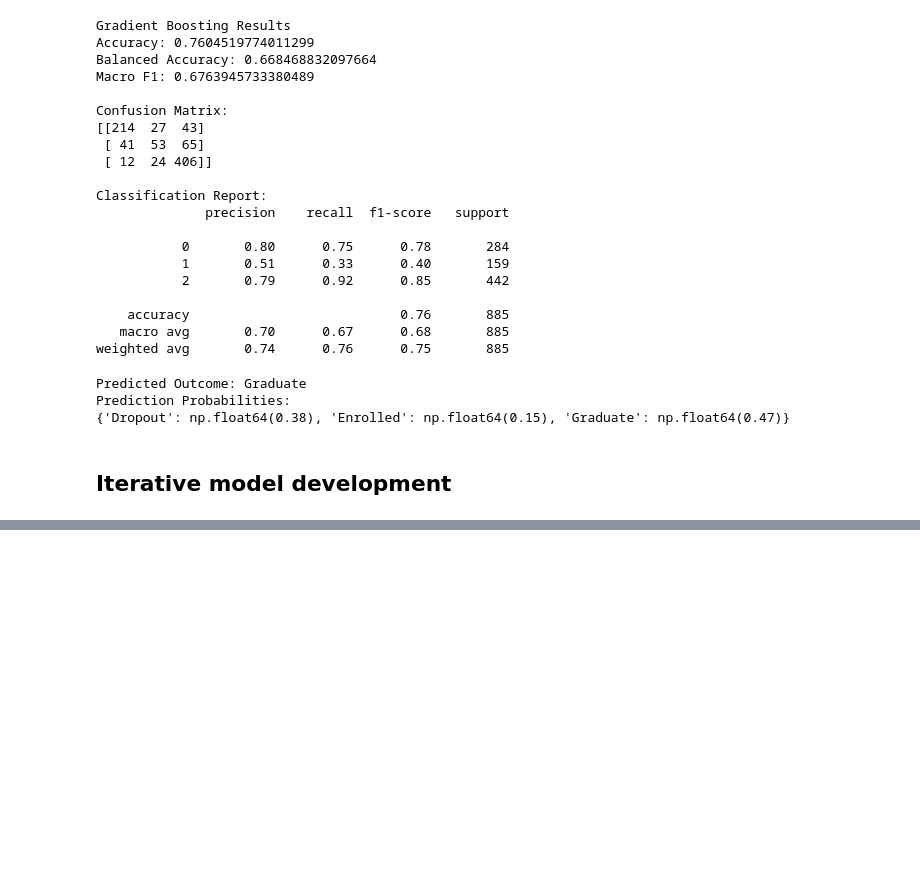
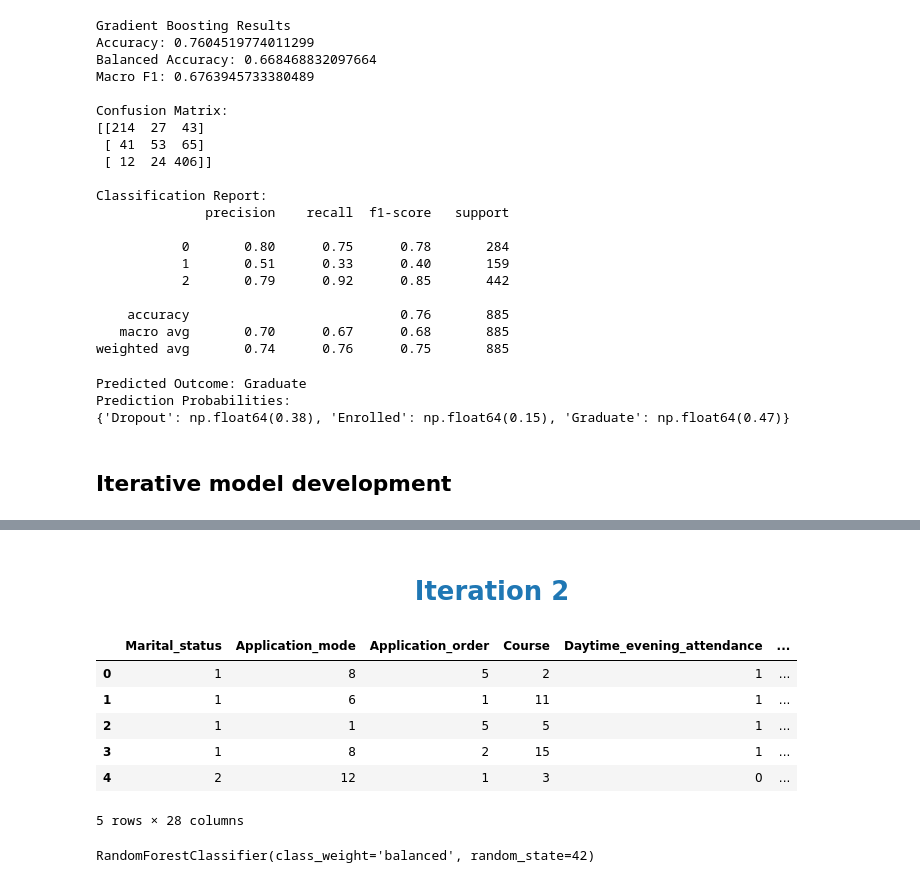
Before and after one commit to xaviierw/EduRisk, a Jupyter notebook: Edurisk.ipynb, the cells around one changed output, grey strips where cells are left out. Saved outputs shown, nothing was run; the diff lists cells and outputs as text; code cells hidden in the pictures; blank space fills up the shorter version.

```diff
--- a/Edurisk.ipynb
+++ b/Edurisk.ipynb
@@ -678,0 +677,2 @@ Prediction Probabilities:
+# %%
+df_fe = df.copy()
@@ -678,0 +847,31 @@ Prediction Probabilities:
+# %% [markdown]
+<h1 style="text-align: center; color: #1f77b4;">Iteration 2</h1>
+# %%
+## df_fe was my Iteration 1 dataset that I added my average features.
+## I am making a copy to drop the features that contains curricular..
+## to see if the engineered features makes a difference
+df_fs = df_fe.copy()
+# %%
+semester_cols_to_drop = [
+    "Curricular_units_1st_sem_credited",
+    "Curricular_units_2nd_sem_credited",
+    "Curricular_units_1st_sem_enrolled",
+    "Curricular_units_2nd_sem_enrolled",
+    "Curricular_units_1st_sem_evaluations",
+    "Curricular_units_2nd_sem_evaluations",
+    "Curricular_units_1st_sem_approved",
+    "Curricular_units_2nd_sem_approved",
+    "Curricular_units_1st_sem_grade",
+    "Curricular_units_2nd_sem_grade"
+]
+
+df_fs = df_fs.drop(columns=semester_cols_to_drop)
+df_fs.head()
+# %% [output]
+|  | Marital_status | Application_mode | Application_order | Course | Daytime_evening_attendance | ... |
+| 0 | 1 | 8 | 5 | 2 | 1 | ... |
+| 1 | 1 | 6 | 1 | 11 | 1 | ... |
+| 2 | 1 | 1 | 5 | 5 | 1 | ... |
+| 3 | 1 | 8 | 2 | 15 | 1 | ... |
+| 4 | 2 | 12 | 1 | 3 | 0 | ... |
+5 rows × 28 columns
@@ -678,0 +888,10 @@ Prediction Probabilities:
+# %%
+rf_iter2 = RandomForestClassifier(
+    n_estimators=100,
+    random_state=42,
+    class_weight="balanced"
+)
+
+rf_iter2.fit(X_train_enc, y_train)
+# %% [output]
+RandomForestClassifier(class_weight='balanced', random_state=42)
```
Also changed, not shown: parts of 32 cells of this notebook, 2 other files.
